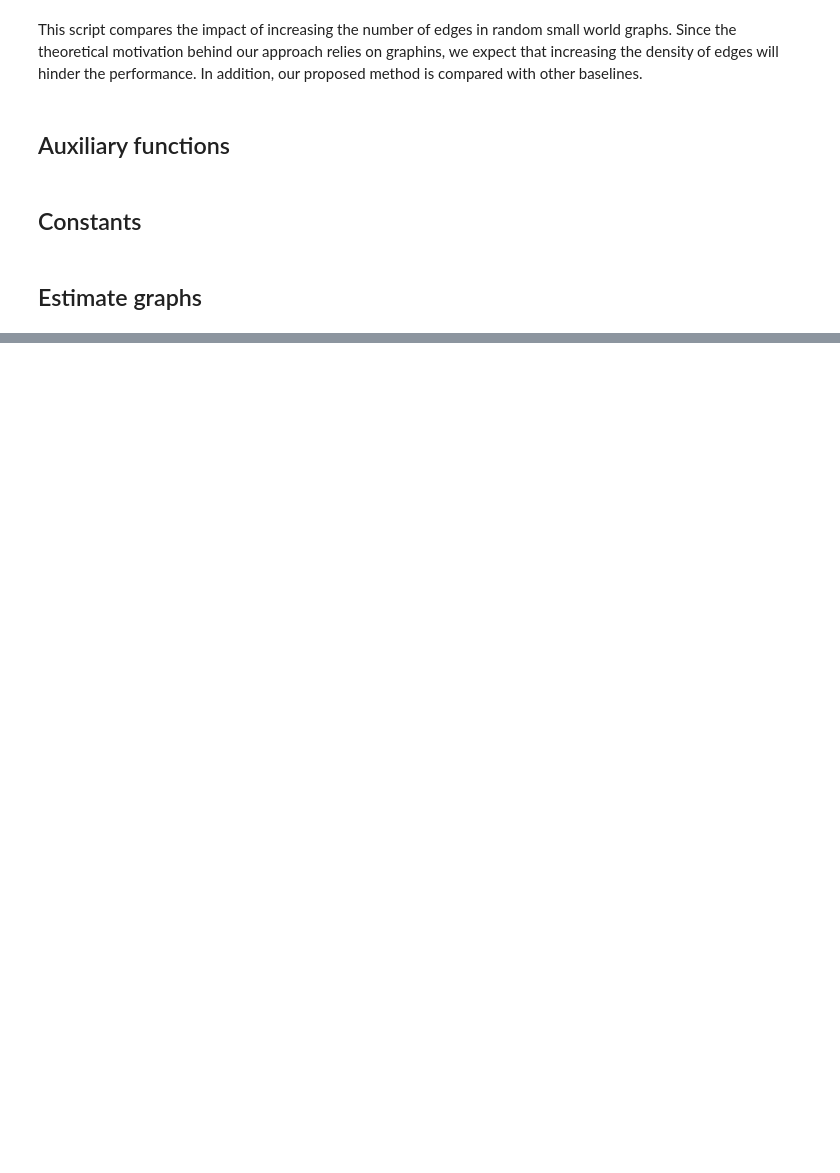
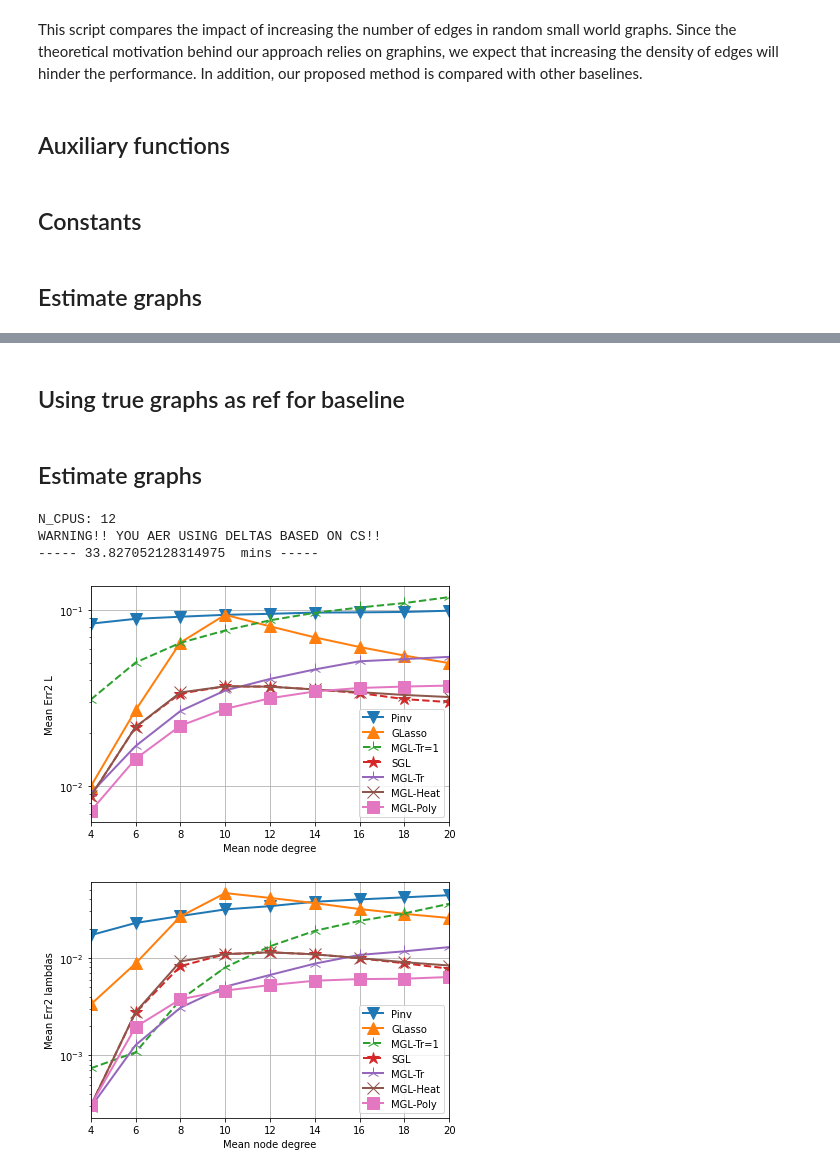
Before and after one commit to reysam93/motif_nti, a Jupyter notebook: graph_density.ipynb, the cells around one changed output, grey strips where cells are left out. Cells and saved outputs as stored; diff of their text form; code cells hidden in the pictures; blank space fills up the shorter version.

Commit message:
true graph as ref in density exp

```diff
--- a/graph_density.ipynb
+++ b/graph_density.ipynb
@@ -221,3 +231,5 @@ plot_err(KK, models, mean_err_L, 'Mean Err1 L')
 # }
 # file = 'density_{}graphs_{}iters_{}M'.format(n_graphs, iters, M)
 # np.save('results/graph_density/' + file, data)
+# %% [markdown]
+## Using true graphs as ref for baseline
@@ -223,0 +261,35 @@ plot_err(KK, models, mean_err_L, 'Mean Err1 L')
+# %% [markdown]
+## Estimate graphs
+# %%
+total_t = time.time()
+Ls2 = np.zeros((N, N, len(KK), n_graphs))
+lamds2 = np.zeros((N, len(KK), n_graphs))
+Ls_hat2= np.zeros((N, N, len(models), len(KK), n_graphs))
+lamds_hat2 = np.zeros((N, len(models), len(KK), n_graphs))
+cs_err2 = np.zeros((len(models), len(KK), n_graphs))
+print('N_CPUS:', N_CPUS)
+
+pool = Parallel(n_jobs=N_CPUS, verbose=0)
+resps = pool(delayed(run_exp)(i, models, KK, iters) for i in range(n_graphs))
+
+for i, resp in enumerate(resps):
+    Ls_hat2[:,:,:,:,i], lamds_hat2[:,:,:,i], Ls2[:,:,:,i], \
+        lamds2[:,:,i], cs_err2[:,:,i] = resp
+
+total_t = time.time() - total_t
+print('-----', total_t/60, ' mins -----')
+# %% [output]
+N_CPUS: 12
+WARNING!! YOU AER USING DELTAS BASED ON CS!!
+----- 33.827052128314975  mins -----
+# %%
+err_L, err_lamb = est_errs2(Ls2, lamds2, Ls_hat2, lamds_hat2)
+# mean_cs_err = np.abs(np.mean(cs_err, 2))
+mean_err_L = np.median(err_L, 2)
+mean_err_lam = np.mean(err_lamb, 2)
+# plot_err(KK, models, mean_cs_err, 'Mean cs err', semlogy=True)
+plot_err(KK, models, mean_err_L, 'Mean Err2 L')
+plot_err(KK, models, mean_err_lam, 'Mean Err2 lambdas')
+# %% [output]
+[figure, added]
+[figure, added]
```
Also changed, not shown: parts of 8 cells of this notebook.
